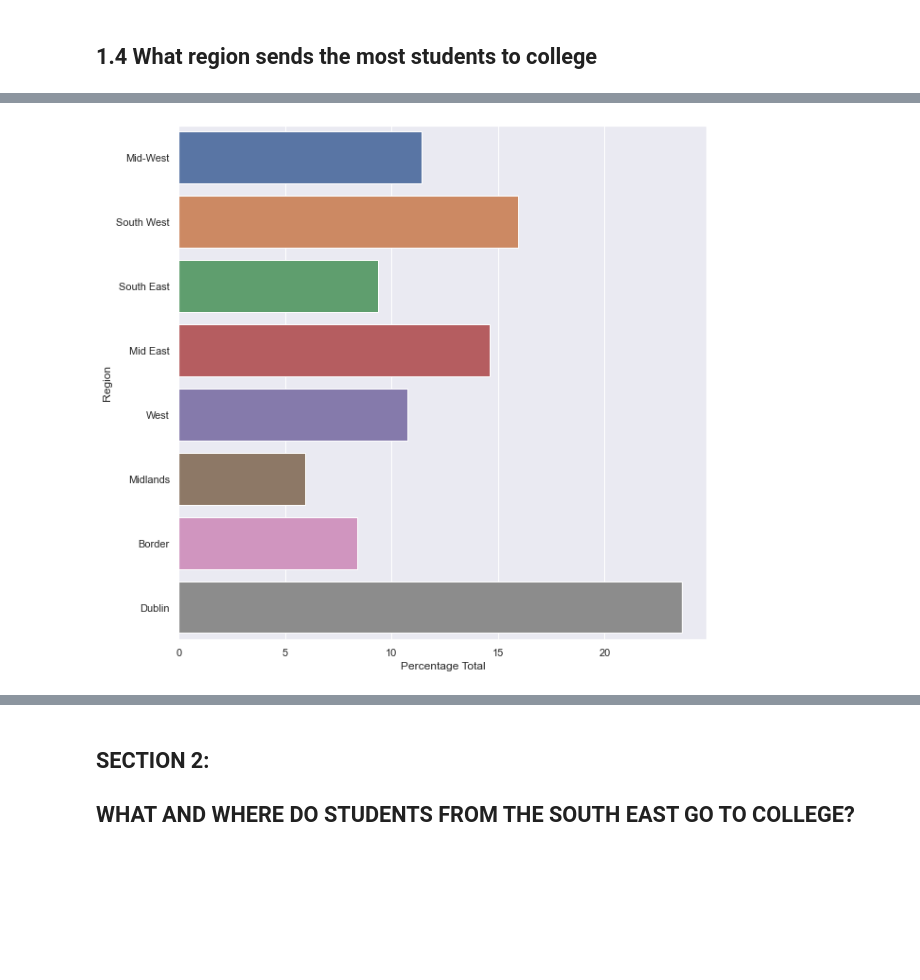
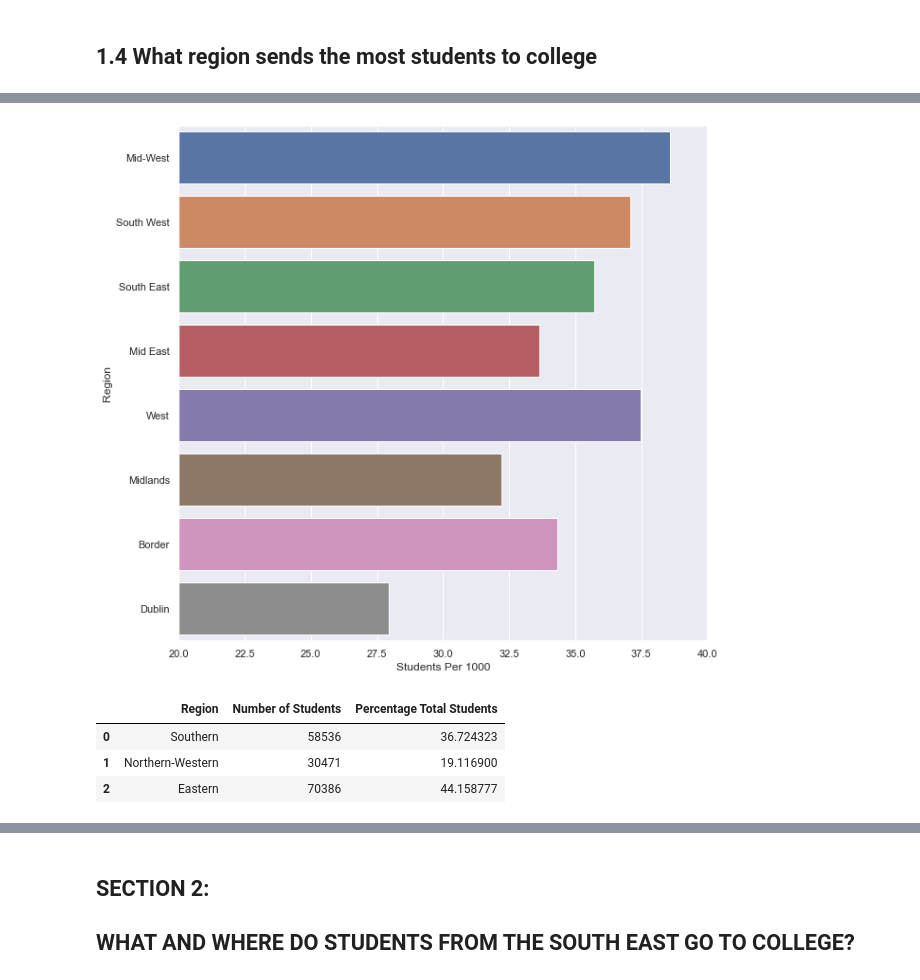
Before and after one commit to rhayeswaterford/UCDProject, a Jupyter notebook: Richard Hayes UCD Project.ipynb, the cells around one changed output, grey strips where cells are left out. Drawn from its saved outputs; the diff is of its cells as text; code cells hidden in the pictures; blank space fills up the shorter version.

```diff
--- a/Richard Hayes UCD Project.ipynb
+++ b/Richard Hayes UCD Project.ipynb
@@ -579,0 +610,5 @@ regional_tots
+# %%
+regional_tots=regional_tots.round(decimals=2)
+regional_tots=regional_tots.reindex(columns = ["Region", "Number of Students", "Students Per 1000"])
+regional_tots=regional_tots.reset_index()
+regional_tots
@@ -580,4 +625,6 @@ regional_tots
 # %%
-sns.barplot(data=regional_tots, y="Region", x="Percentage Total");
+NUTSplot=sns.barplot(data=regional_tots, y="Region", x="Students Per 1000")
+NUTSplot=NUTSplot.set_xlim(xmin=20, xmax=40)
+NUTSplot;
 # %% [output]
-[figure, old version]
+[figure, new version]
@@ -583,0 +640,7 @@ sns.barplot(data=regional_tots, y="Region", x="Percentage Total");
+# %%
+regional_tots2
+# %% [output]
+|  | Region | Number of Students | Percentage Total Students |
+| 0 | Southern | 58536 | 36.724323 |
+| 1 | Northern-Western | 30471 | 19.116900 |
+| 2 | Eastern | 70386 | 44.158777 |
```
Also changed, not shown: parts of 27 cells of this notebook.
